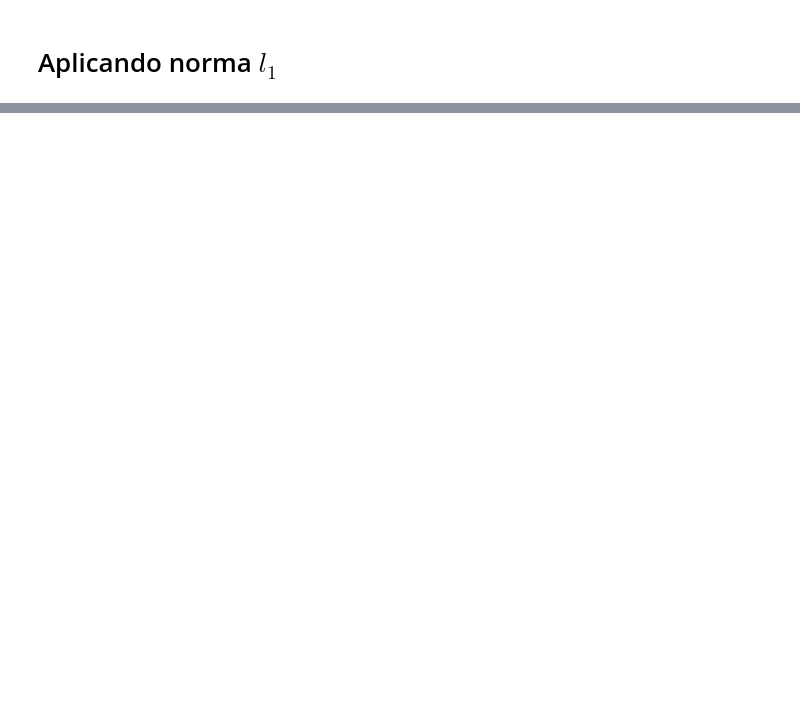
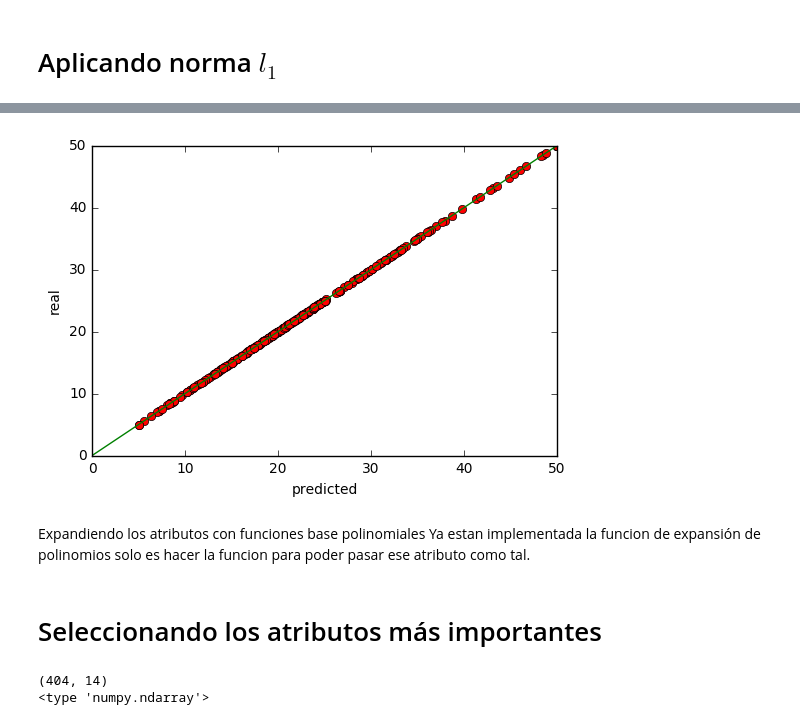
Before and after one commit to Jerry-Types/ML_IIMAS, a Jupyter notebook: Tarea3/Predicción de precios de casas.ipynb, the cells around one changed output, grey strips where cells are left out. Cells and saved outputs as stored; diff of their text form; code cells hidden in the pictures; blank space fills up the shorter version.

```diff
--- a/Tarea3/Predicción de precios de casas.ipynb
+++ b/Tarea3/Predicción de precios de casas.ipynb
@@ -201,0 +256,25 @@ array([[  1.00000000e+00,   2.51990000e-01,   0.00000000e+00, ...,
+# %%
+%matplotlib inline
+import matplotlib.pyplot as pl
+import numpy as np
+# Plot outputs
+%matplotlib inline
+pl.plot(y_train_hat, y_train,'ro')
+pl.plot([0,50],[0,50], 'g-')
+pl.xlabel('predicted')
+pl.ylabel('real')
+pl.show()
+# %% [output]
+[figure, added]
+# %% [markdown]
+Expandiendo los atributos con funciones base polinomiales
+Ya estan implementada la funcion de expansión de polinomios
+solo es hacer la funcion para poder pasar ese atributo como tal.
+# %% [markdown]
+# Seleccionando los atributos más importantes
+# %%
+print (X_train.shape)
+print (type(X_train))
+# %% [output]
+(404, 14)
+<type 'numpy.ndarray'>
```
Also changed, not shown: parts of 18 cells of this notebook.
